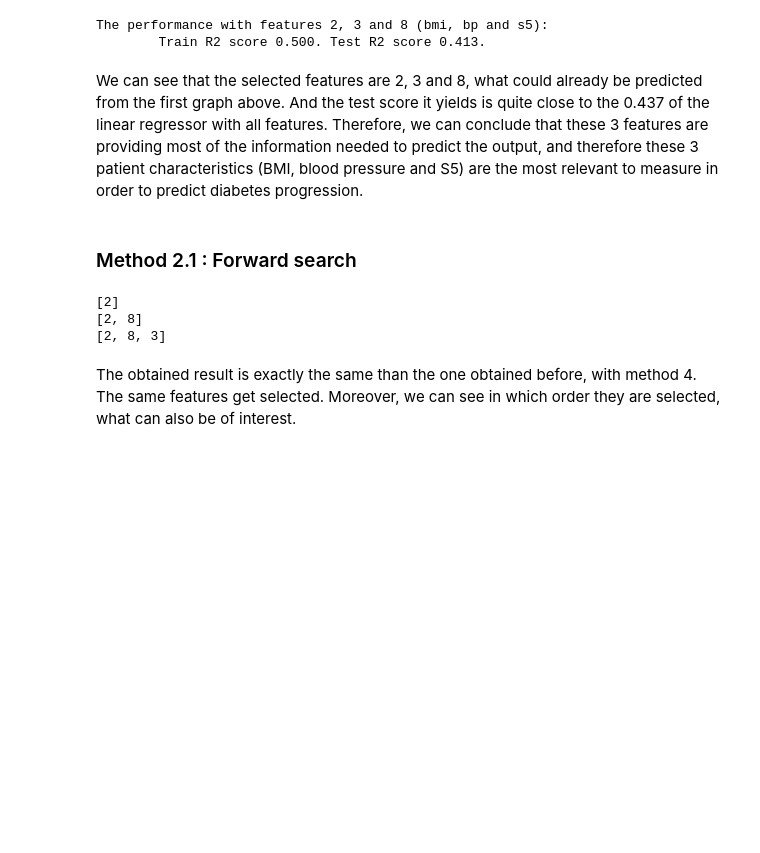
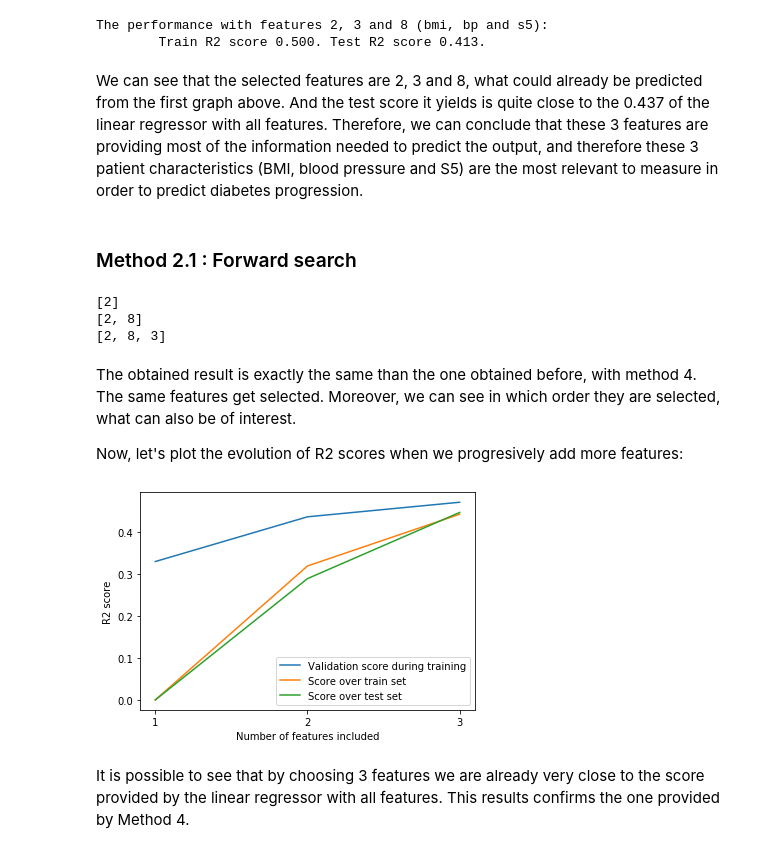
Before and after one commit to JavierGOrdonnez/Machine-Learning, a Jupyter notebook: Week 4 - Homework 1/Homework1_Part3.ipynb, the cells around one changed output. Saved outputs shown, nothing was run; the diff lists cells and outputs as text; code cells hidden in the pictures; blank space fills up the shorter version.

Commit message:
finish 2nd method

```diff
--- a/Week 4 - Homework 1/Homework1_Part3.ipynb
+++ b/Week 4 - Homework 1/Homework1_Part3.ipynb
@@ -183,7 +183,12 @@ parameters = {'alpha':rang_alpha}
 n_features = X_train.shape[1]
 selected_features = []  # initialize, there are no selected features at the beginning
 X_partitions = [None]*n_features  # Creates a list, to contain the different versions (combinations of features) of the training set
+regressors = [None]*n_features  # list to contain all regressors in an iteration
 scores = np.zeros((n_features,))  # An array that will contain the test score of each feature
+
+best_regressors = []  # save the best regressor in each iteration
+validation_scores = [] # and their (validation) score
+
 
 for fts in range(features_to_select):
 
@@ -209,9 +214,14 @@ for fts in range(features_to_select):
         clf = GridSearchCV(ln.Ridge(),parameters,cv=5,iid=False).fit(X_sel,Y_train)
         # Find the score of the best performing alpha, that is, the best that adding this feature can provide
         scores[f] = clf.cv_results_['mean_test_score'][np.where(clf.cv_results_['rank_test_score']==1)[0][0] ]
+        regressors[f] = clf.best_estimator_
 
     # The feature with the highest score (the one left at the end when sorting scores) is added to the selected features
-    selected_features.append(np.argsort(scores)[-1])
+    best_feature = np.argsort(scores)[-1]
+    selected_features.append(best_feature)
+    validation_scores.append(scores[best_feature])
+    best_regressors.append(regressors[best_feature])
+
     print(selected_features)
 # %% [output]
 [2]
@@ -219,3 +229,34 @@ for fts in range(features_to_select):
 [2, 8, 3]
 # %% [markdown]
 The obtained result is exactly the same than the one obtained before, with method 4. The same features get selected. Moreover, we can see in which order they are selected, what can also be of interest.
+
+Now, let's plot the evolution of R2 scores when we progresively add more features:
+# %%
+n = len(selected_features)
+test_scores = np.zeros((n,))
+train_scores = np.zeros((n,))
+
+for i in range(n):
+    X_train_sel = np.zeros((X_train.shape[0],i+1))
+    X_test_sel = np.zeros((X_test.shape[0],i+1))
+    for b in range(i):
+        X_train_sel[:,b] = X_train[:,selected_features[b]]
+        X_test_sel[:,b] = X_test[:,selected_features[b]]
+
+    test_scores[i] = best_regressors[i].score(X_test_sel,Y_test)
+    train_scores[i]= best_regressors[i].score(X_train_sel,Y_train)
+
+plt.figure()
+x = np.arange(n)+1
+plt.plot(x,validation_scores,label='Validation score during training')
+plt.plot(x,train_scores,label='Score over train set')
+plt.plot(x,test_scores,label='Score over test set')
+plt.xticks(ticks=x)
+plt.xlabel('Number of features included')
+plt.ylabel('R2 score')
+plt.legend()
+plt.show()
+# %% [output]
+[figure, added]
+# %% [markdown]
+It is possible to see that by choosing 3 features we are already very close to the score provided by the linear regressor with all features. This results confirms the one provided by Method 4.
```
